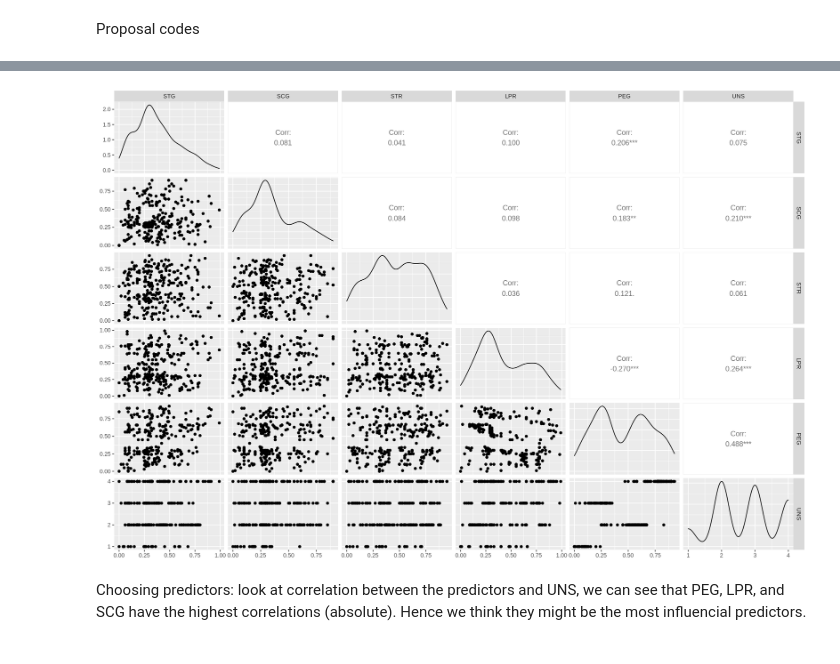
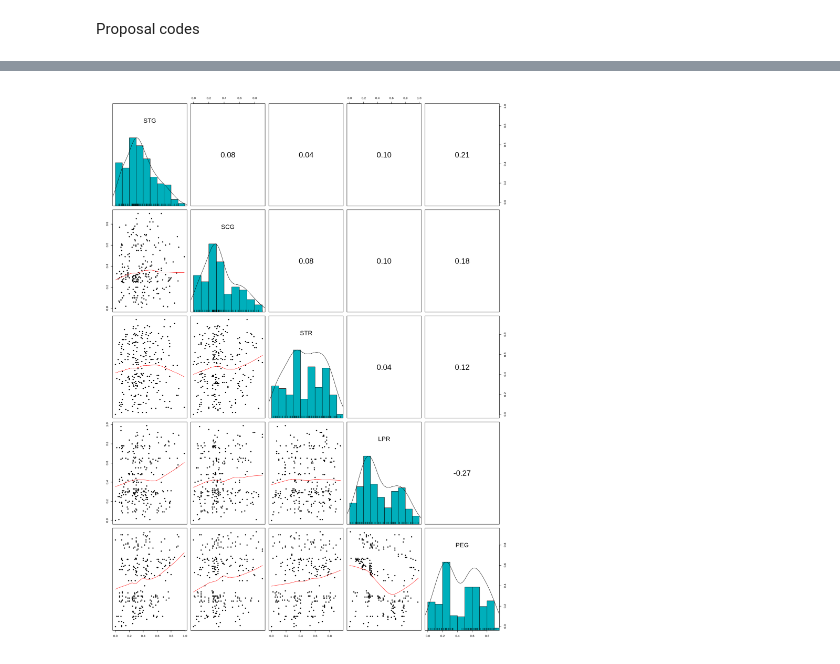
Before and after one commit to fyang1419/Group-56-Project, a Jupyter notebook: Proposal codes.ipynb, the cells around one changed output, grey strips where cells are left out. Drawn from its saved outputs; the diff is of its cells as text; code cells hidden in the pictures.

```diff
--- a/Proposal codes.ipynb
+++ b/Proposal codes.ipynb
@@ -83,9 +101,12 @@ prawPEG <- ggplot(train_data, aes(PEG))+
 geom_histogram(colour="black", fill="lightblue")
 
 grid.arrange(prawSTG, prawSCG, prawSTR, prawLPR, prawPEG, ncol=3, top="Distribution of predictors")
-# %%
-ggpairs(train_data_cleaned)
-# %% [output]
-[figure, removed]
-# %% [markdown]
-Choosing predictors: look at correlation between the predictors and UNS, we can see that PEG, LPR, and SCG have the highest correlations (absolute). Hence we think they might be the most influencial predictors.
+# %%
+pairs.panels(train_data[,-6],
+             method = "pearson", # correlation method
+             hist.col = "#00AFBB",
+             density = TRUE,  # show density plots
+             ellipses = FALSE # show correlation ellipses
+             )
+# %% [output]
+[figure, added]
```
Also changed, not shown: parts of 4 cells of this notebook, 1 other file.
